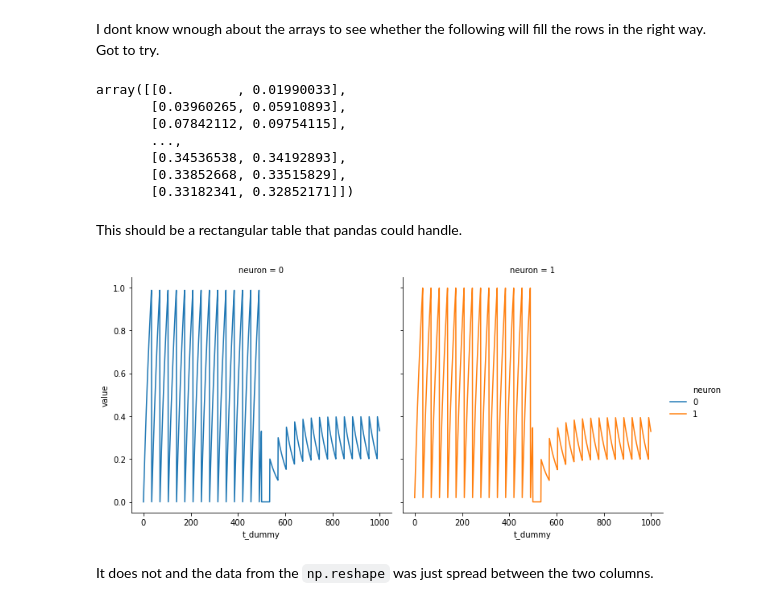
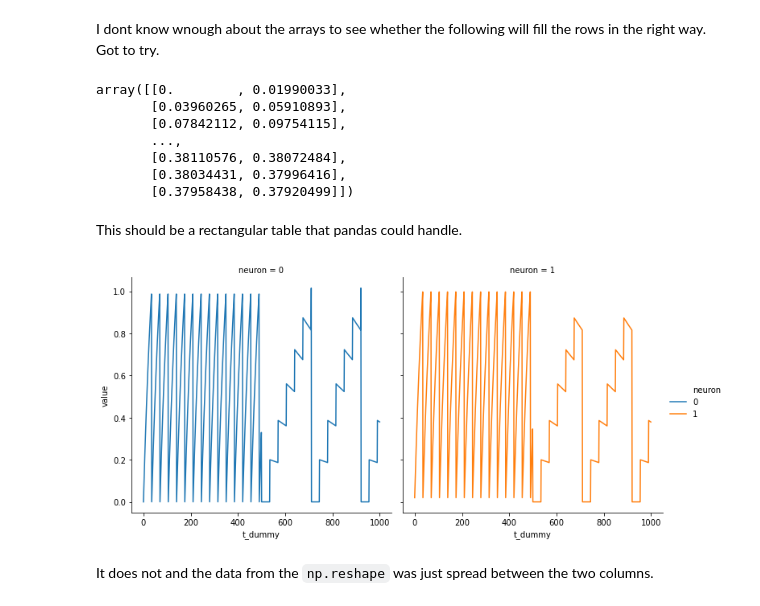
Before and after one commit to linusconrad/neurodynamics-learning, a Jupyter notebook: Linus-neurodyn-notes.ipynb, the cells around one changed output. Cells and saved outputs as stored; diff of their text form; code cells hidden in the pictures.

```diff
--- a/Linus-neurodyn-notes.ipynb
+++ b/Linus-neurodyn-notes.ipynb
@@ -680,21 +680,21 @@ sns.scatterplot(x = 't_ms', y = 'neuron', data = tidy_spike(Mnew), alpha = 0.5,
 # Synapses
 # %%
 start_scope()
-
+del(tau)
 eqs = '''
-dv/dt = (asym-v)/tau : 1
-asym : 1
-taun : second
+dv/dt = (I-v)/tau : 1
+I : 1
+tau : second
 '''
 G = NeuronGroup(2, eqs, threshold='v>1', reset='v = 0', method='exact')
-G.asym = [2, 0]
-G.taun = [10, 100]*ms
+G.I = [2, 0]
+G.tau = [10, 100]*ms
 
 # Comment these two lines out to see what happens without Synapses
 S = Synapses(G, G, on_pre='v_post += 0.2')
 S.connect(i=0, j=1)
 
-Mstate = StateMonitor(G, 'v', record=True)
+M = StateMonitor(G, 'v', record=True)
 
 run(100*ms)
 # %% [markdown]
@@ -719,35 +719,35 @@ np.array(Mstate.v).shape
 I dont know wnough about the arrays to see whether the following will fill the rows in the right way.
 Got to try.
 # %%
-np.array(Mstate.v).reshape(1000,2)
+np.array(M.v).reshape(1000,2)
 # %% [output]
 array([[0.        , 0.01990033],
        [0.03960265, 0.05910893],
        [0.07842112, 0.09754115],
        ...,
-       [0.34536538, 0.34192893],
-       [0.33852668, 0.33515829],
-       [0.33182341, 0.32852171]])
+       [0.38110576, 0.38072484],
+       [0.38034431, 0.37996416],
+       [0.37958438, 0.37920499]])
 # %% [markdown]
 This should be a rectangular table that pandas could handle.
 # %%
 # If the following returns the time-series alright we are golden.
 # reshape and make a frame
-test = pd.DataFrame(np.array(Mstate.v).reshape(1000,2))
+test = pd.DataFrame(np.array(M.v).reshape(1000,2))
 test.index.name = 't_dummy'
 test.reset_index(inplace=True)
 
 # make long
 test = test.melt(id_vars = 't_dummy', value_vars = [0, 1], var_name = "neuron")
 
 sns.relplot(x = 't_dummy',
             y = 'value',
             hue = "neuron",
             col = "neuron",
             kind = "line",
             data = test);
 # %% [output]
-[figure, old version]
+[figure, new version]
 # %% [markdown]
 It does not and the data from the `np.reshape` was just spread between the two columns.
 # %%
```
Also changed, not shown: parts of 23 cells of this notebook, 2 other files.
